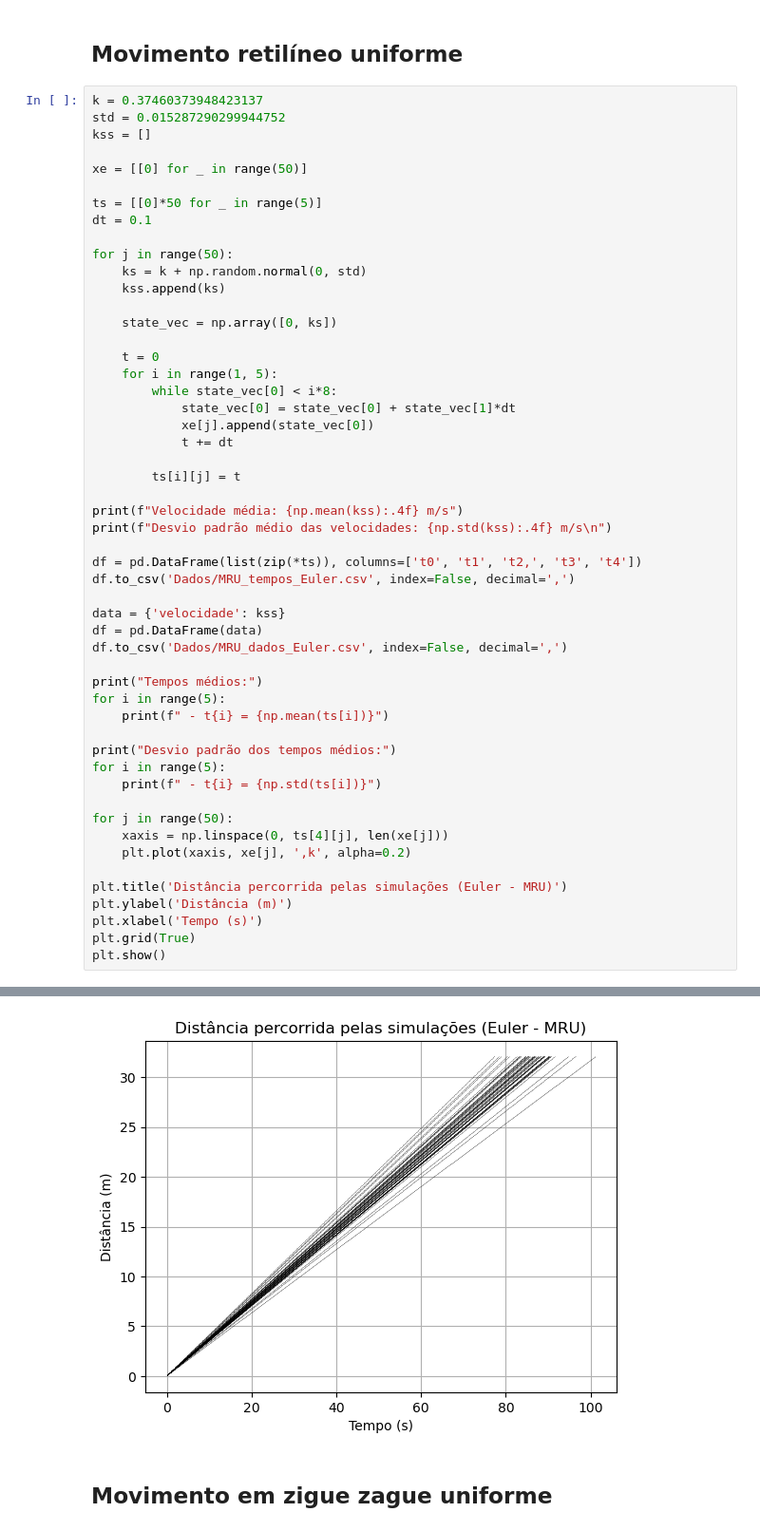
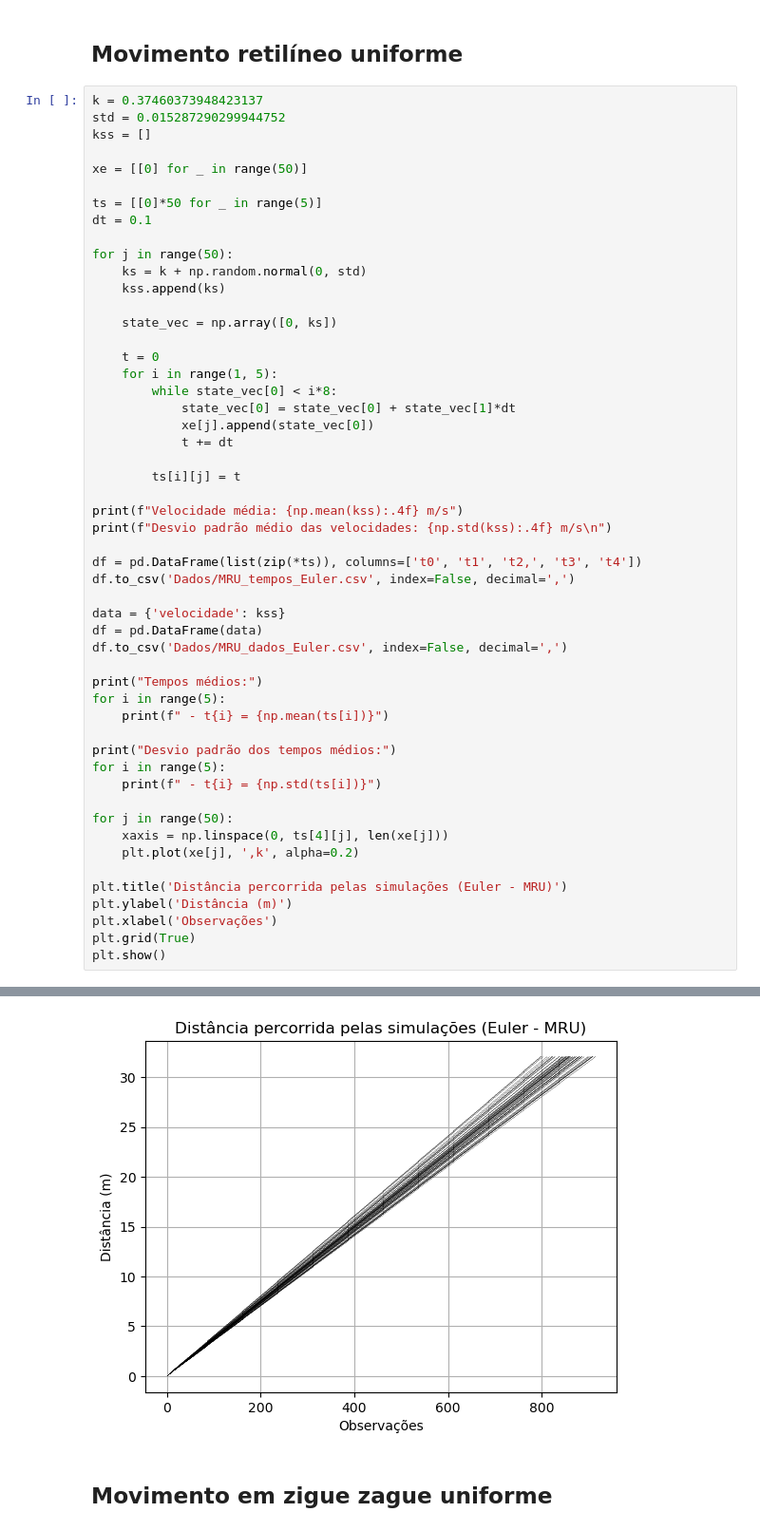
Before and after one commit to RafaBSales/MAC0209-EP2, a Jupyter notebook: ep2.ipynb, the cells around one changed output, grey strips where cells are left out. Shown at 95% size. Cells and saved outputs as stored; diff of their text form.

Commit message:
Pequena correção dos gráficos de Euler
Os tempos na solução por Euler não são padronizados como na solução analítica, então não se pode fazer um gráfico com rótulo x=Tempo.

```diff
--- a/ep2.ipynb
+++ b/ep2.ipynb
@@ -791,11 +791,11 @@ for i in range(5):
 
 for j in range(50):
     xaxis = np.linspace(0, ts[4][j], len(xe[j]))
-    plt.plot(xaxis, xe[j], ',k', alpha=0.2)
+    plt.plot(xe[j], ',k', alpha=0.2)
 
 plt.title('Distância percorrida pelas simulações (Euler - MRU)')
 plt.ylabel('Distância (m)')
-plt.xlabel('Tempo (s)')
+plt.xlabel('Observações')
 plt.grid(True)
 plt.show()
 # %% [output]
@@ -817,4 +817,4 @@ Desvio padrão dos tempos médios:
-[figure, old version]
+[figure, new version]
 # %% [markdown]
 ## Movimento em zigue zague uniforme
 # %%
```
Also changed, not shown: parts of 2 cells of this notebook.
